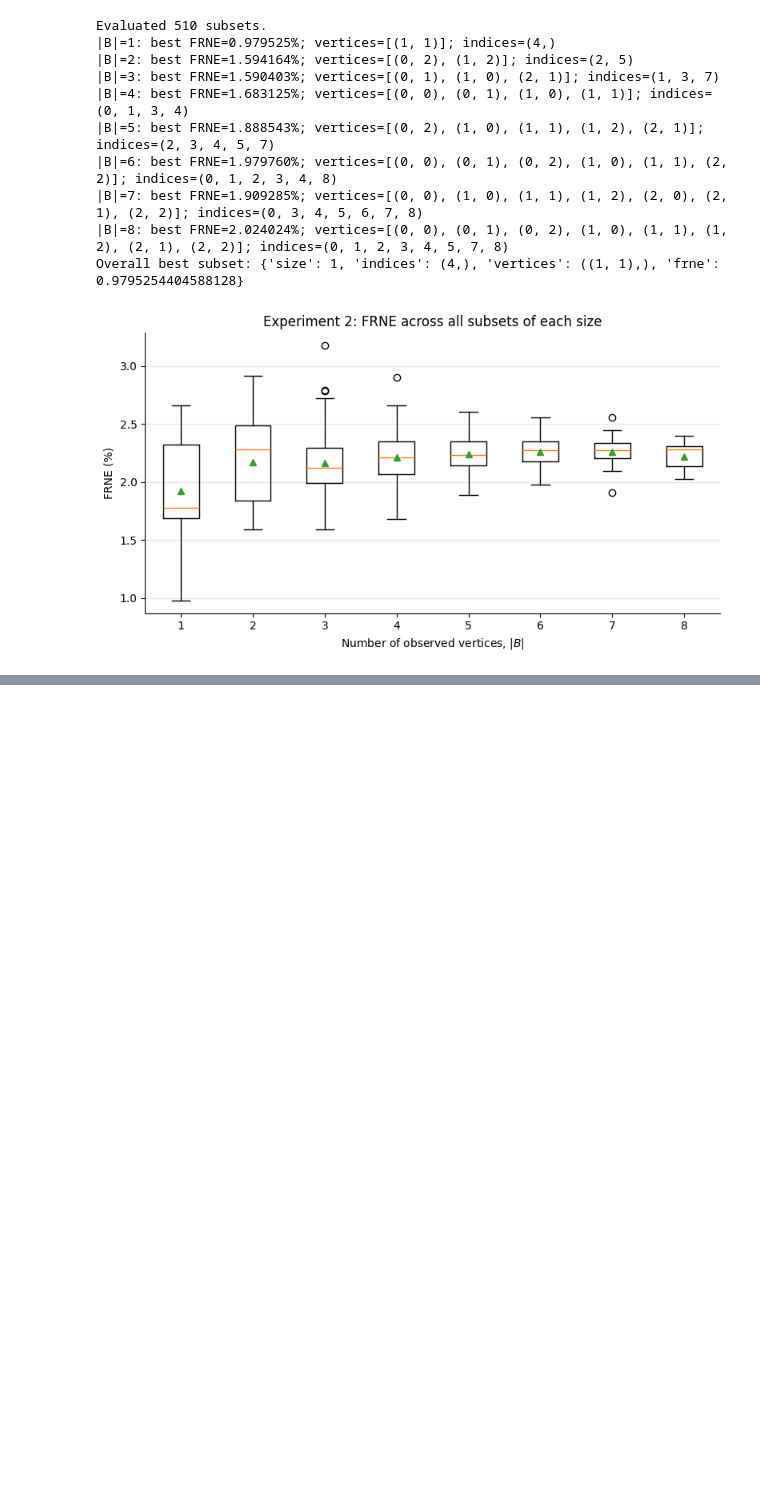
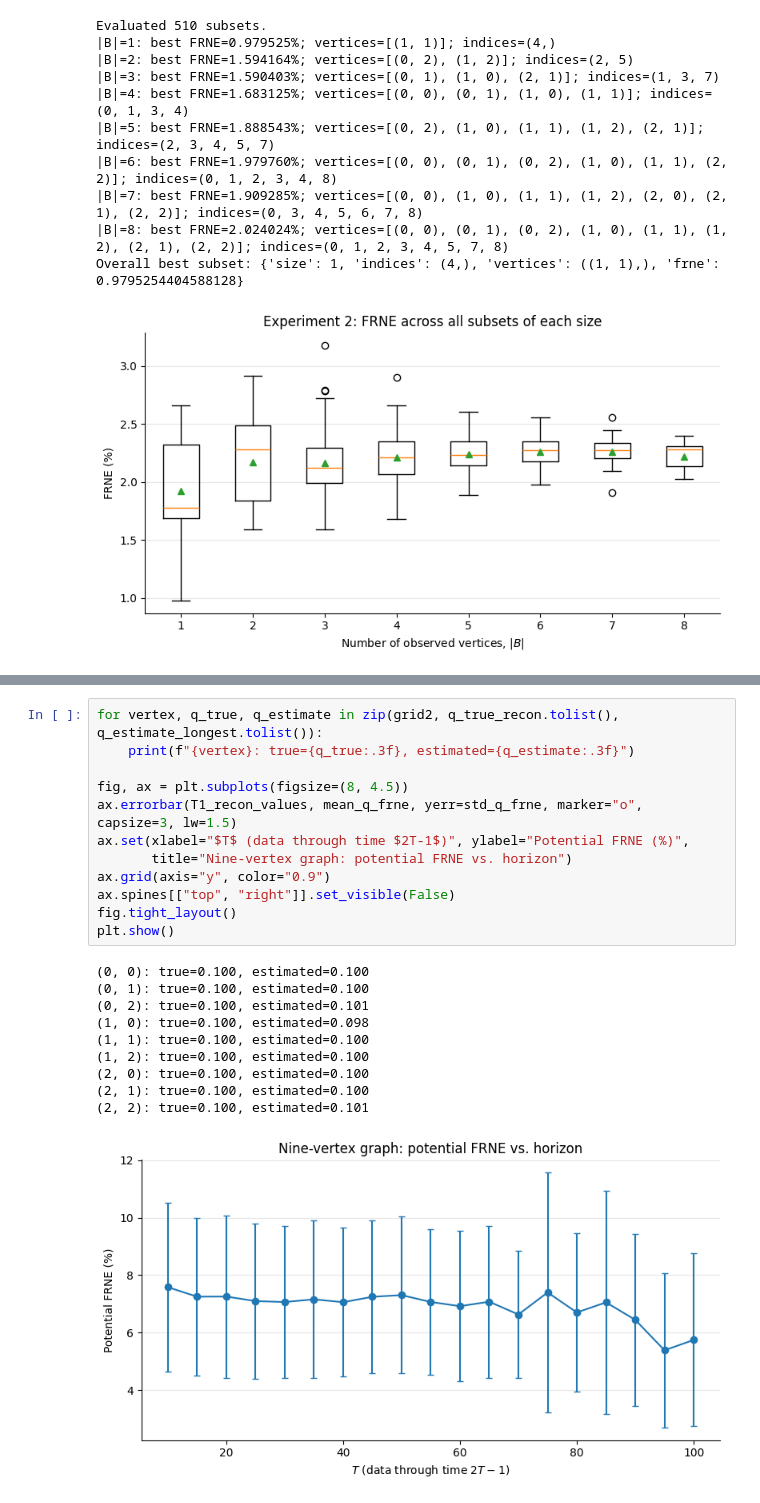
Before and after one commit to uw-math-ai/ai-inverse-lab, a Jupyter notebook: Data Simulation (Varying B, T) - Annie/Nine Vertices Experiment (Annie).ipynb, the cells around one changed output, grey strips where cells are left out. Drawn from its saved outputs; the diff is of its cells as text; blank space fills up the shorter version.

```diff
--- a/Data Simulation (Varying B, T) - Annie/Nine Vertices Experiment (Annie).ipynb
+++ b/Data Simulation (Varying B, T) - Annie/Nine Vertices Experiment (Annie).ipynb
@@ -182,0 +268,23 @@ Overall best subset: {'size': 1, 'indices': (4,), 'vertices': ((1, 1),), 'frne':
+# %%
+for vertex, q_true, q_estimate in zip(grid2, q_true_recon.tolist(), q_estimate_longest.tolist()):
+    print(f"{vertex}: true={q_true:.3f}, estimated={q_estimate:.3f}")
+
+fig, ax = plt.subplots(figsize=(8, 4.5))
+ax.errorbar(T1_recon_values, mean_q_frne, yerr=std_q_frne, marker="o", capsize=3, lw=1.5)
+ax.set(xlabel="$T$ (data through time $2T-1$)", ylabel="Potential FRNE (%)",
+       title="Nine-vertex graph: potential FRNE vs. horizon")
+ax.grid(axis="y", color="0.9")
+ax.spines[["top", "right"]].set_visible(False)
+fig.tight_layout()
+plt.show()
+# %% [output]
+(0, 0): true=0.100, estimated=0.100
+(0, 1): true=0.100, estimated=0.100
+(0, 2): true=0.100, estimated=0.101
+(1, 0): true=0.100, estimated=0.098
+(1, 1): true=0.100, estimated=0.100
+(1, 2): true=0.100, estimated=0.100
+(2, 0): true=0.100, estimated=0.100
+(2, 1): true=0.100, estimated=0.100
+(2, 2): true=0.100, estimated=0.101
+[figure, added]
```
Also changed, not shown: parts of 4 cells of this notebook, 1 other file.
